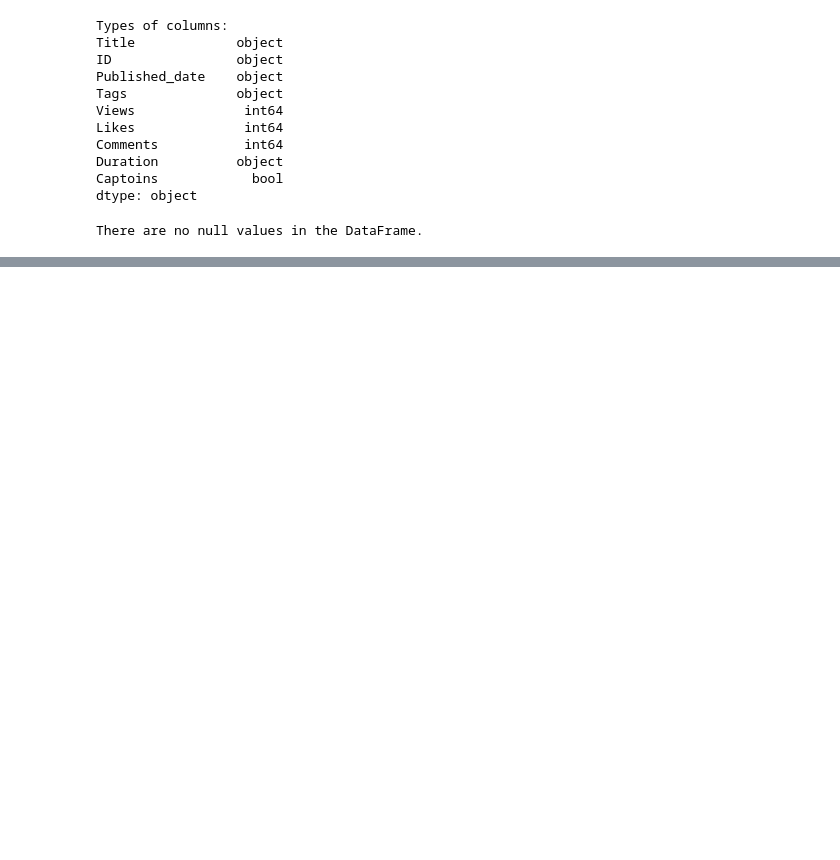
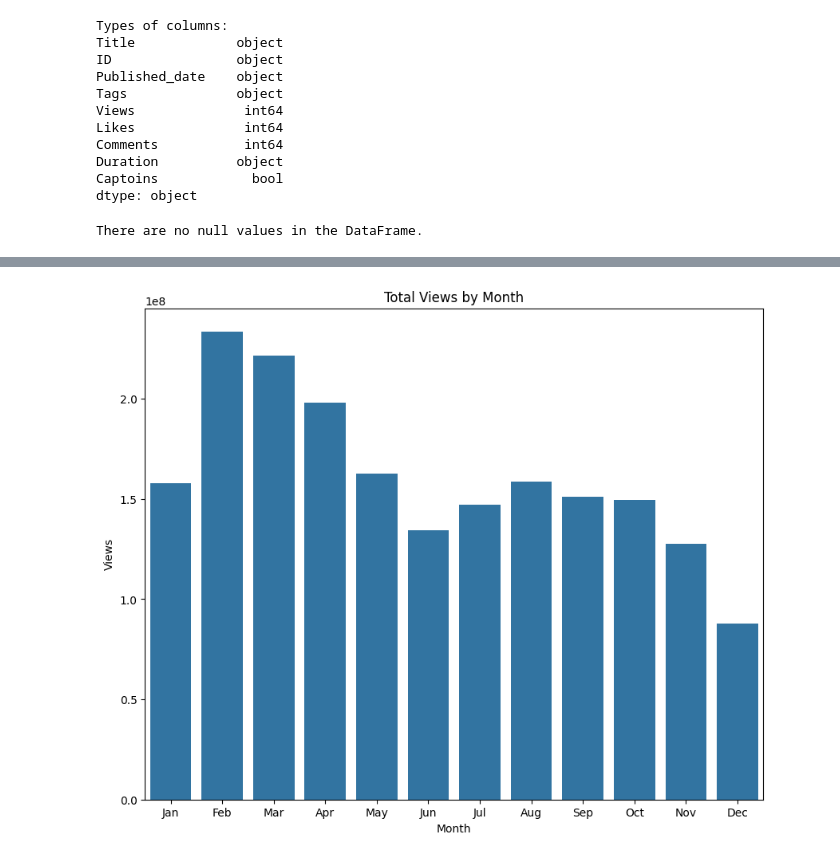
Before and after one commit to RanaAlsayyari/youtubeAPI, a Jupyter notebook: dataSet.ipynb, the cells around one changed output, grey strips where cells are left out. Cells and saved outputs as stored; diff of their text form; code cells hidden in the pictures; blank space fills up the shorter version.

```diff
--- a/dataSet.ipynb
+++ b/dataSet.ipynb
@@ -256,0 +303,15 @@ AttributeError: Can only use .dt accessor with datetimelike values
+# %%
+# stats_by_month = df.groupby('Month').sum().reset_index()
+# stats_by_month = stats_by_month[['Month', 'Views', 'Likes','Comments']]
+stats_by_month = df.groupby('Month').agg({'Views': 'sum', 'Likes': 'sum', 'Comments': 'sum'}).reset_index()
+
+sort_order = ['Jan', 'Feb', 'Mar', 'Apr', 'May', 'Jun', 'Jul', 'Aug', 'Sep', 'Oct', 'Nov', 'Dec']
+stats_by_month.index = pd.CategoricalIndex(stats_by_month['Month'], categories=sort_order, ordered=True)
+stats_by_month = stats_by_month.sort_index()
+
+plt.figure(figsize=(10, 8))
+ax1 = sns.barplot(x='Month', y='Views', data=stats_by_month)
+plt.title('Total Views by Month')
+plt.show()
+# %% [output]
+[figure, added]
```
Also changed, not shown: parts of 22 cells of this notebook.
